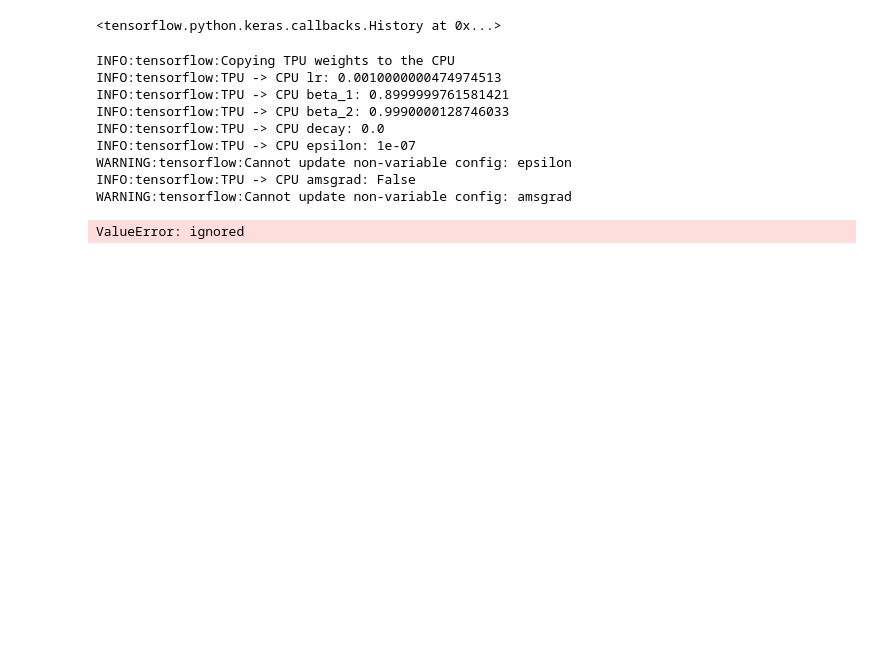
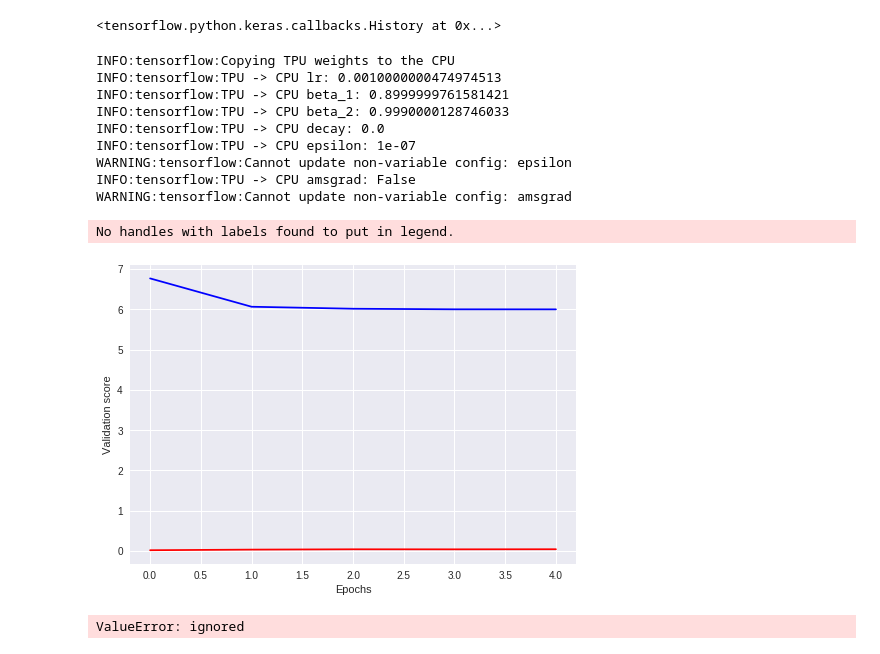
Before and after one commit to Nik8x/Deep_writing_generating_text, a Jupyter notebook: Deep_Writing_with_sentence_word_prediction_tpu.ipynb, the cells around one changed output. Saved outputs shown, nothing was run; the diff lists cells and outputs as text; code cells hidden in the pictures; blank space fills up the shorter version.

```diff
--- a/Deep_Writing_with_sentence_word_prediction_tpu.ipynb
+++ b/Deep_Writing_with_sentence_word_prediction_tpu.ipynb
@@ -269,6 +269,16 @@ INFO:tensorflow:TPU -> CPU epsilon: 1e-07
 WARNING:tensorflow:Cannot update non-variable config: epsilon
 INFO:tensorflow:TPU -> CPU amsgrad: False
 WARNING:tensorflow:Cannot update non-variable config: amsgrad
+# %%
+# Create the plot
+plt.plot(tpu_model.history.history['acc'], 'r', tpu_model.history.history['loss'], 'b')
+plt.xlabel('Epochs')
+plt.ylabel('Validation score')
+plt.legend()
+plt.show()
+# %% [output]
+No handles with labels found to put in legend.
+[figure, added]
 # %%
 cpu_model.predict(X[0])
 # %%
```
